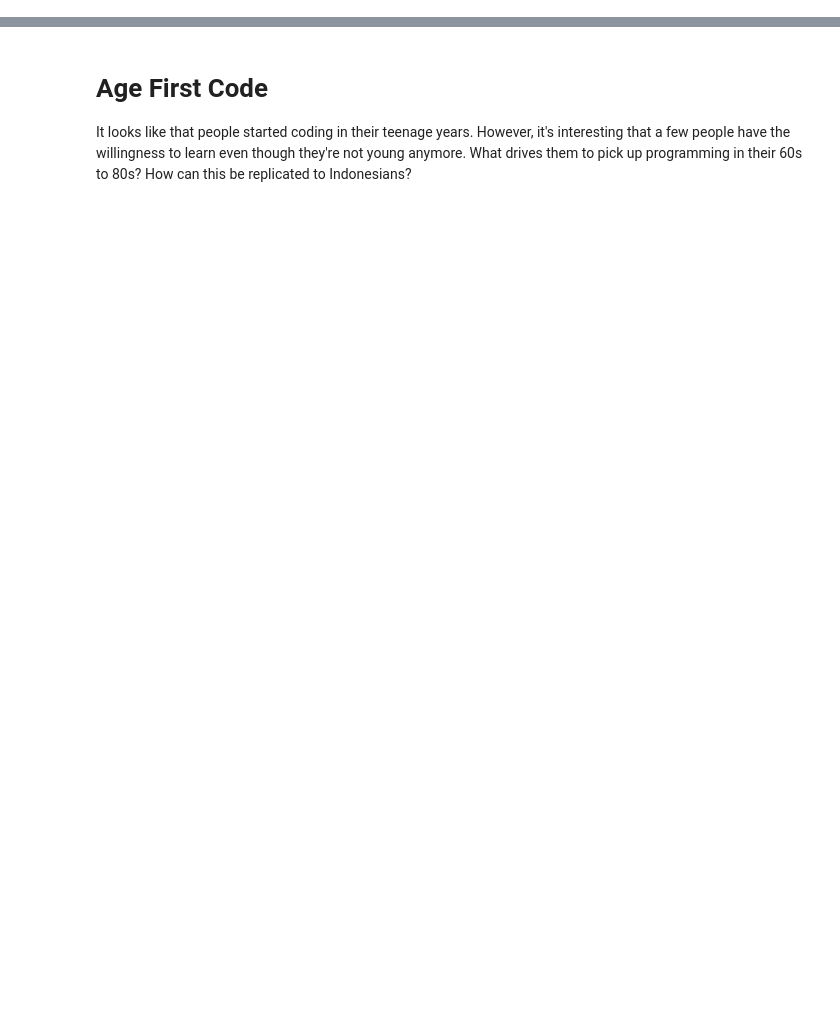
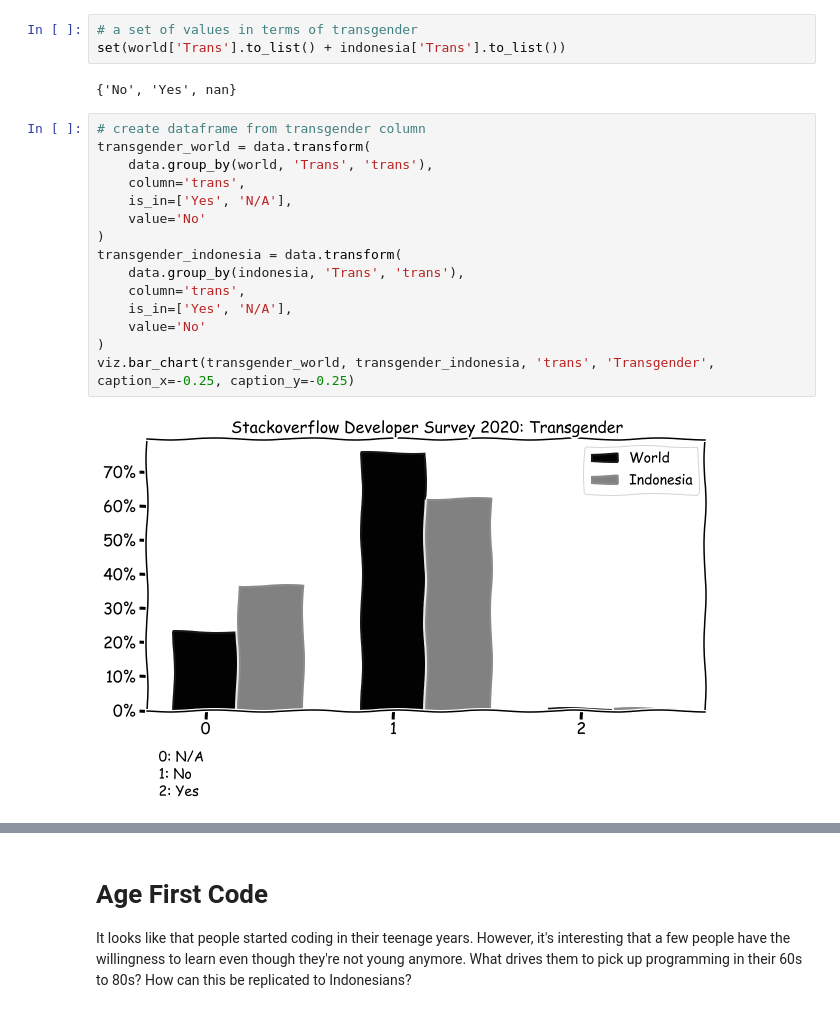
Before and after one commit to ledwindra/stackoverflow-survey, a Jupyter notebook: index.ipynb, the cells around one changed output, grey strips where cells are left out. Drawn from its saved outputs; the diff is of its cells as text; blank space fills up the shorter version.

```diff
--- a/index.ipynb
+++ b/index.ipynb
@@ -30,0 +99,22 @@ viz.bar_chart(gender_world, gender_indonesia, 'gender', caption_x=-0.5, caption_
+# %%
+# a set of values in terms of transgender
+set(world['Trans'].to_list() + indonesia['Trans'].to_list())
+# %% [output]
+{'No', 'Yes', nan}
+# %%
+# create dataframe from transgender column
+transgender_world = data.transform(
+    data.group_by(world, 'Trans', 'trans'),
+    column='trans',
+    is_in=['Yes', 'N/A'],
+    value='No'
+)
+transgender_indonesia = data.transform(
+    data.group_by(indonesia, 'Trans', 'trans'),
+    column='trans',
+    is_in=['Yes', 'N/A'],
+    value='No'
+)
+viz.bar_chart(transgender_world, transgender_indonesia, 'trans', 'Transgender', caption_x=-0.25, caption_y=-0.25)
+# %% [output]
+[figure, added]
```
Also changed, not shown: parts of 18 cells of this notebook, 1 other file.
